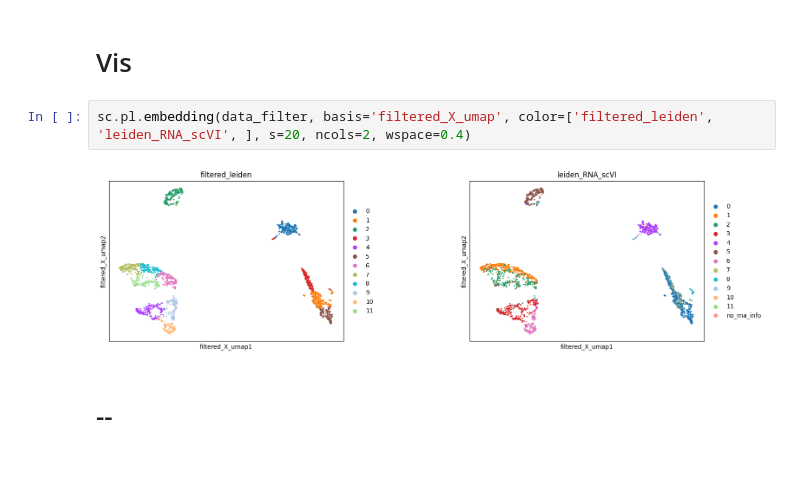
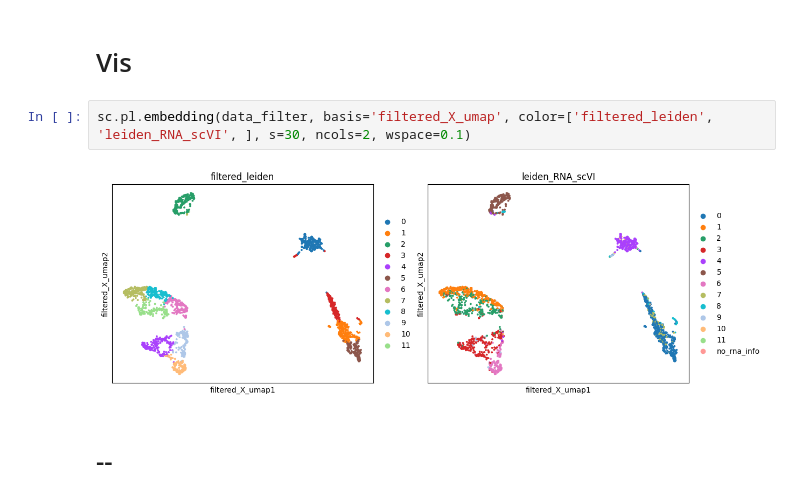
Before and after one commit to streetslab/SADE, a Jupyter notebook: EDA/F4_pbmc_snapatac_p3.ipynb, the cells around one changed output. Drawn from its saved outputs; the diff is of its cells as text; blank space fills up the shorter version.

```diff
--- a/EDA/F4_pbmc_snapatac_p3.ipynb
+++ b/EDA/F4_pbmc_snapatac_p3.ipynb
@@ -75,9 +93,9 @@ data.obs['rna_barcodes'] = data.obs['atac_bc'].map(union_cell_info['rna_barcodes
 # %% [markdown]
 # Vis
 # %%
-sc.pl.embedding(data_filter, basis='filtered_X_umap', color=['filtered_leiden',  'leiden_RNA_scVI', ], s=20, ncols=2, wspace=0.4)
+sc.pl.embedding(data_filter, basis='filtered_X_umap', color=['filtered_leiden',  'leiden_RNA_scVI', ], s=30, ncols=2, wspace=0.1)
 # %% [output]
-[figure, old version]
+[figure, new version]
 # %% [markdown]
 # --
 # %%
```
Also changed, not shown: parts of 7 cells of this notebook, 14 other files.
